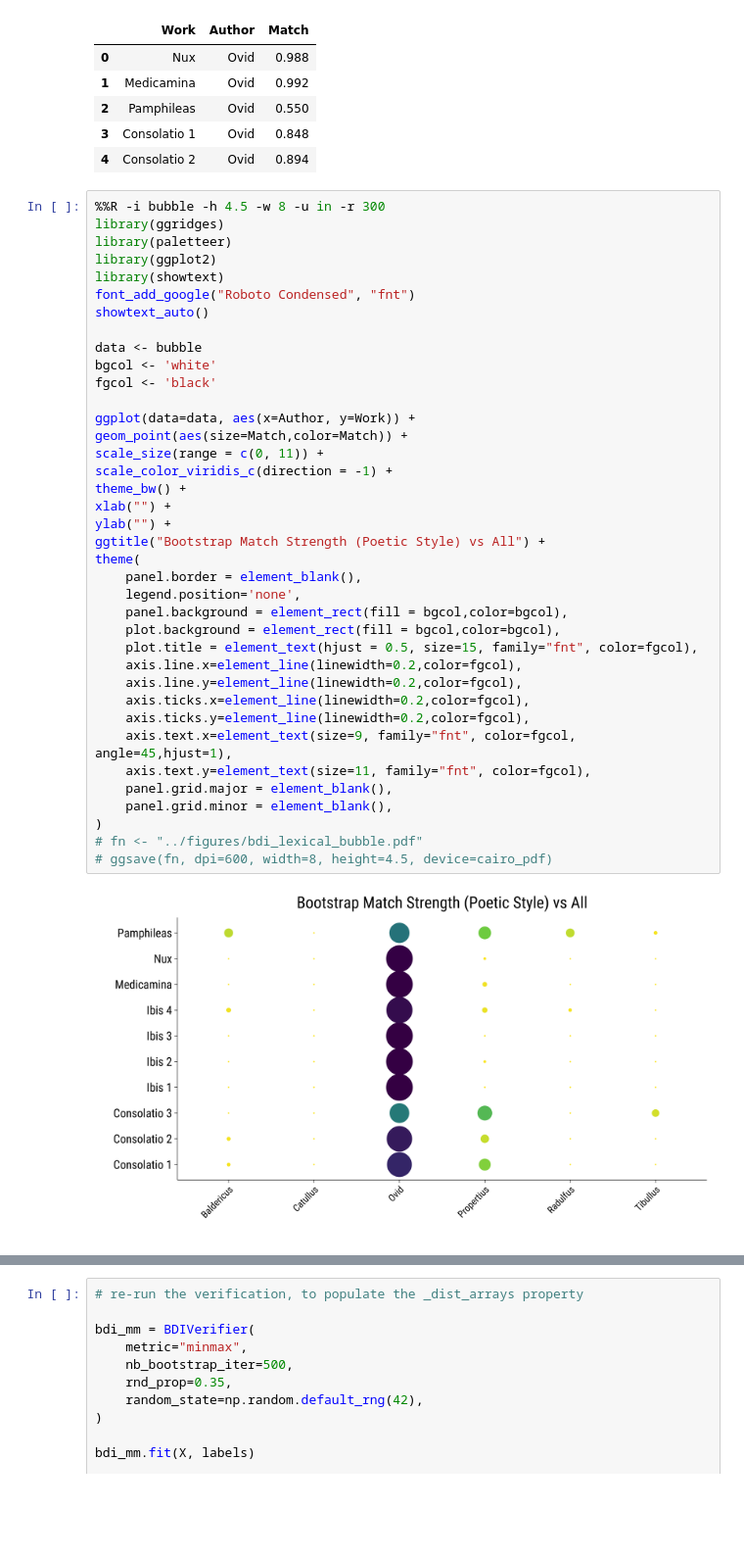
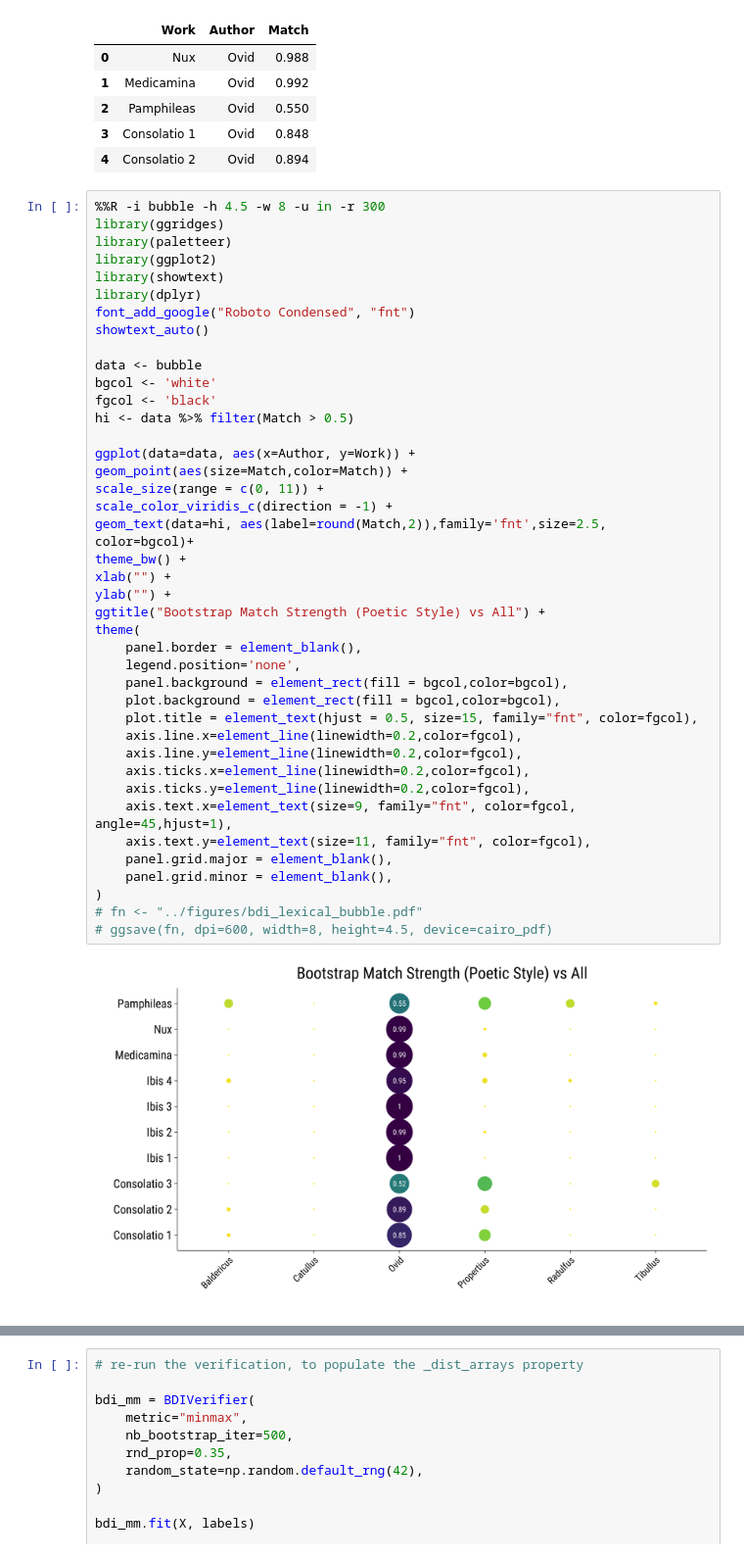
Before and after one commit to bnagy/nux-paper, a Jupyter notebook: repro/nux_bdi_poet.ipynb, the cells around one changed output, grey strips where cells are left out. Shown: that part at 98% size. Drawn from its saved outputs; the diff is of its cells as text; blank space fills up the shorter version.

```diff
--- a/repro/nux_bdi_poet.ipynb
+++ b/repro/nux_bdi_poet.ipynb
@@ -131,37 +139,40 @@ library(ggridges)
 library(paletteer)
 library(ggplot2)
 library(showtext)
+library(dplyr)
 font_add_google("Roboto Condensed", "fnt")
 showtext_auto()
 
 data <- bubble
 bgcol <- 'white'
 fgcol <- 'black'
+hi <- data %>% filter(Match > 0.5)
 
 ggplot(data=data, aes(x=Author, y=Work)) +
 geom_point(aes(size=Match,color=Match)) +
 scale_size(range = c(0, 11)) +
 scale_color_viridis_c(direction = -1) +
+geom_text(data=hi, aes(label=round(Match,2)),family='fnt',size=2.5, color=bgcol)+
 theme_bw() +
 xlab("") +
 ylab("") +
 ggtitle("Bootstrap Match Strength (Poetic Style) vs All") +
 theme(
     panel.border = element_blank(),
     legend.position='none',
     panel.background = element_rect(fill = bgcol,color=bgcol),
     plot.background = element_rect(fill = bgcol,color=bgcol),
     plot.title = element_text(hjust = 0.5, size=15, family="fnt", color=fgcol),
     axis.line.x=element_line(linewidth=0.2,color=fgcol),
     axis.line.y=element_line(linewidth=0.2,color=fgcol),
     axis.ticks.x=element_line(linewidth=0.2,color=fgcol),
     axis.ticks.y=element_line(linewidth=0.2,color=fgcol),
     axis.text.x=element_text(size=9, family="fnt", color=fgcol, angle=45,hjust=1),
     axis.text.y=element_text(size=11, family="fnt", color=fgcol),
     panel.grid.major = element_blank(),
     panel.grid.minor = element_blank(),
 )
 # fn <- "../figures/bdi_lexical_bubble.pdf"
 # ggsave(fn, dpi=600, width=8, height=4.5, device=cairo_pdf)
 # %% [output]
-[figure, old version]
+[figure, new version]
```
Also changed, not shown: parts of 4 cells of this notebook, 6 other files.
